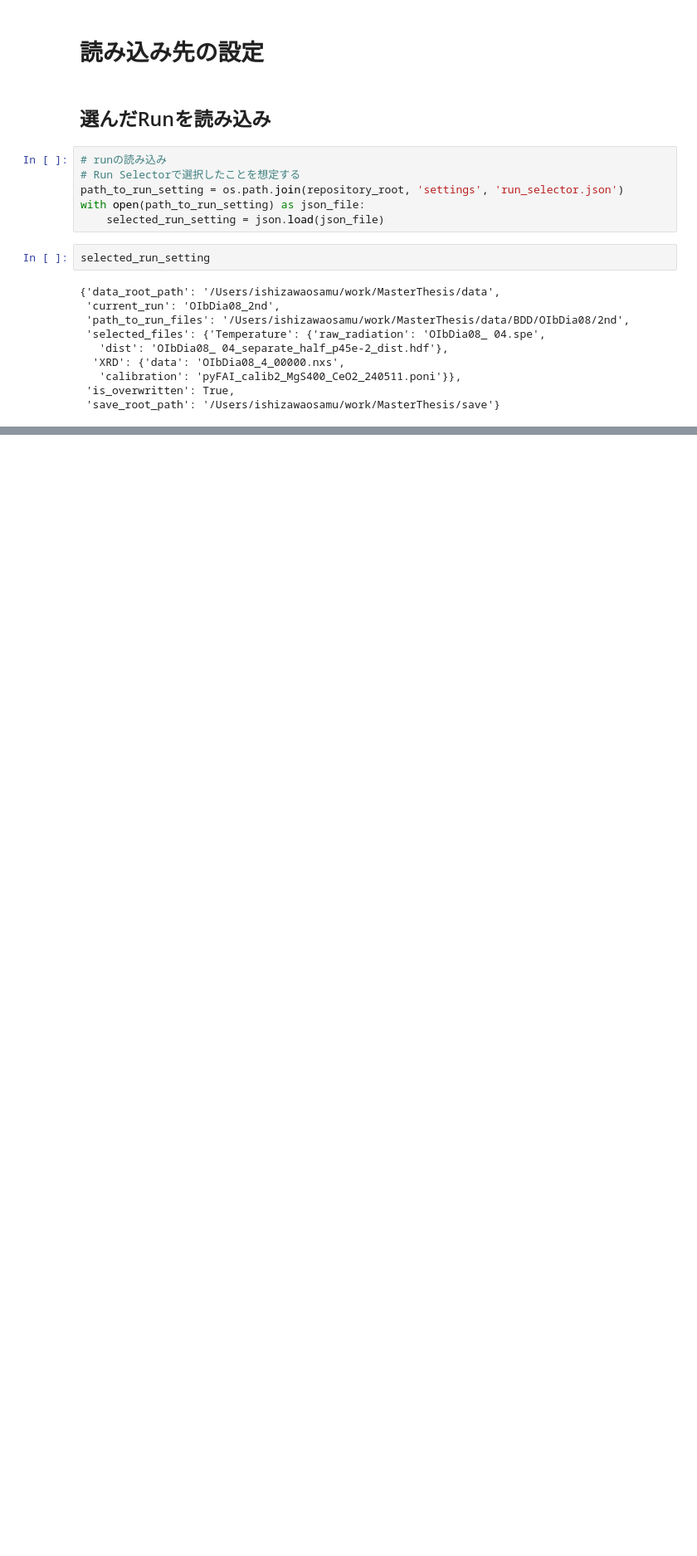
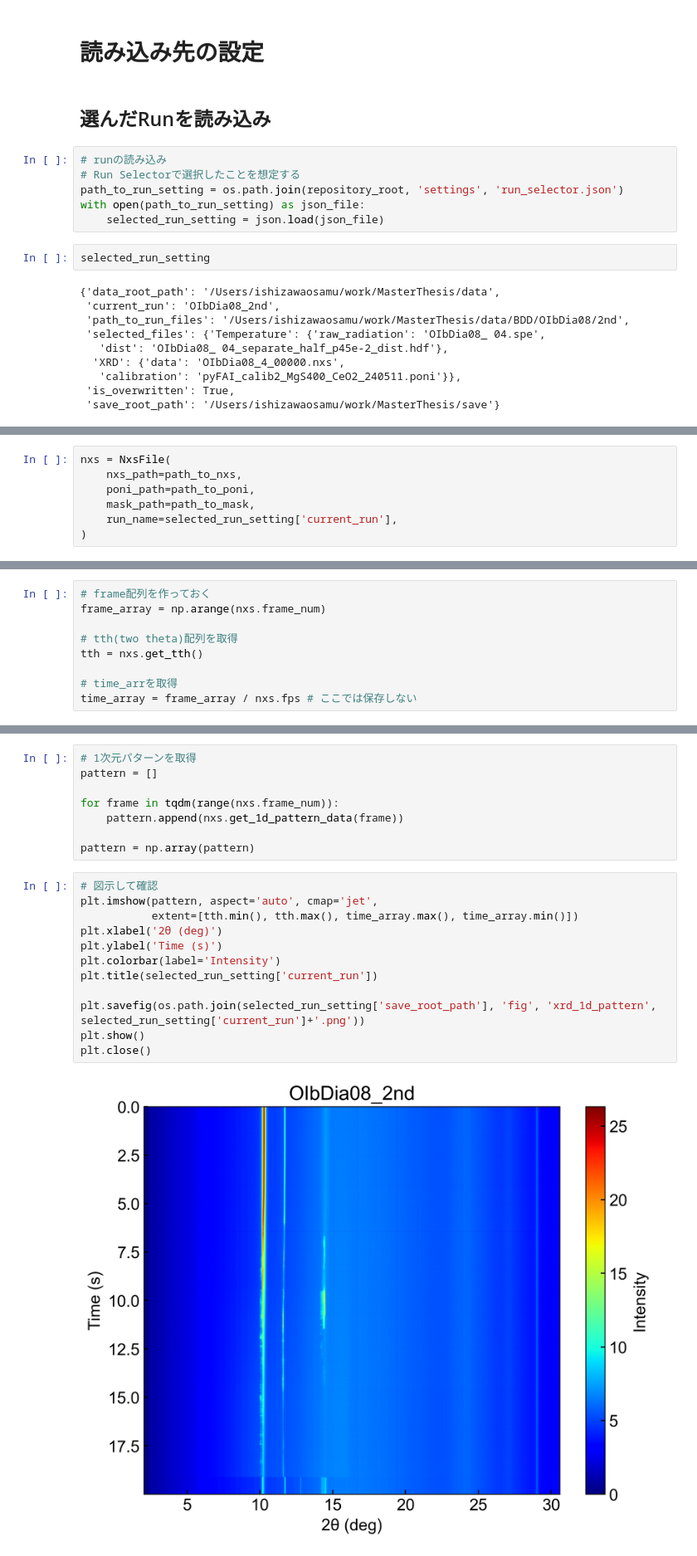
Before and after one commit to ishizawa2468/LAMBDA-Melting, a Jupyter notebook: notebooks/each-run/XRD/aggregate_pattern_to_hdf.ipynb, the cells around one changed output, grey strips where cells are left out. Shown at 83% size. Drawn from its saved outputs; the diff is of its cells as text; blank space fills up the shorter version.

```diff
--- a/notebooks/each-run/XRD/aggregate_pattern_to_hdf.ipynb
+++ b/notebooks/each-run/XRD/aggregate_pattern_to_hdf.ipynb
@@ -73,0 +122,7 @@ selected_run_setting
+# %%
+nxs = NxsFile(
+    nxs_path=path_to_nxs,
+    poni_path=path_to_poni,
+    mask_path=path_to_mask,
+    run_name=selected_run_setting['current_run'],
+)
@@ -73,0 +204,9 @@ selected_run_setting
+# %%
+# frame配列を作っておく
+frame_array = np.arange(nxs.frame_num)
+
+# tth(two theta)配列を取得
+tth = nxs.get_tth()
+
+# time_arrを取得
+time_array = frame_array / nxs.fps # ここでは保存しない
@@ -73,0 +223,22 @@ selected_run_setting
+# %%
+# 1次元パターンを取得
+pattern = []
+
+for frame in tqdm(range(nxs.frame_num)):
+    pattern.append(nxs.get_1d_pattern_data(frame))
+
+pattern = np.array(pattern)
+# %%
+# 図示して確認
+plt.imshow(pattern, aspect='auto', cmap='jet',
+           extent=[tth.min(), tth.max(), time_array.max(), time_array.min()])
+plt.xlabel('2θ (deg)')
+plt.ylabel('Time (s)')
+plt.colorbar(label='Intensity')
+plt.title(selected_run_setting['current_run'])
+
+plt.savefig(os.path.join(selected_run_setting['save_root_path'], 'fig', 'xrd_1d_pattern', selected_run_setting['current_run']+'.png'))
+plt.show()
+plt.close()
+# %% [output]
+[figure, added]
```
Also changed, not shown: parts of 18 cells of this notebook, 4 other files.
